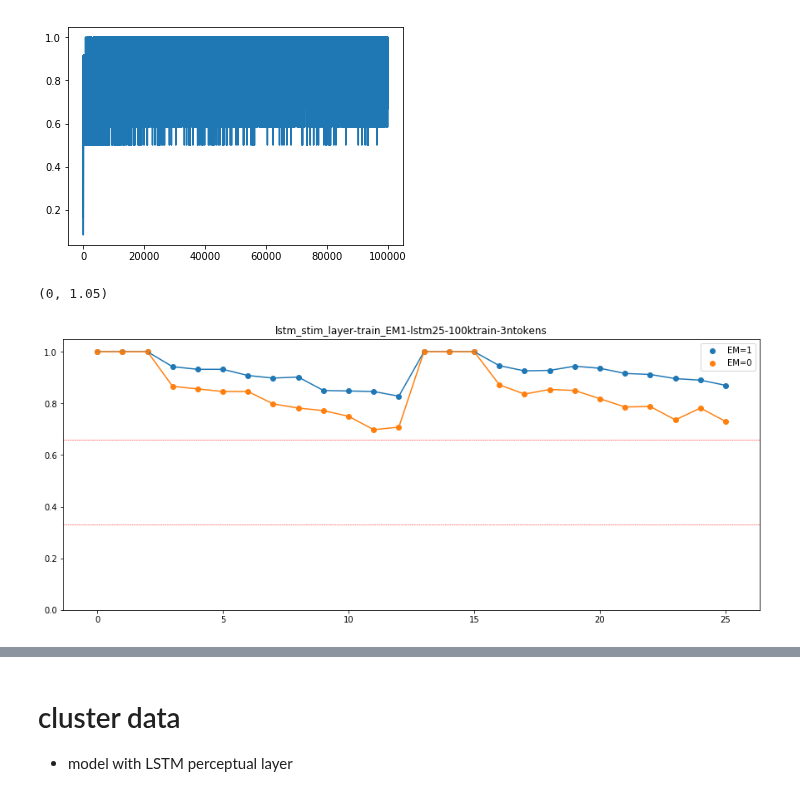
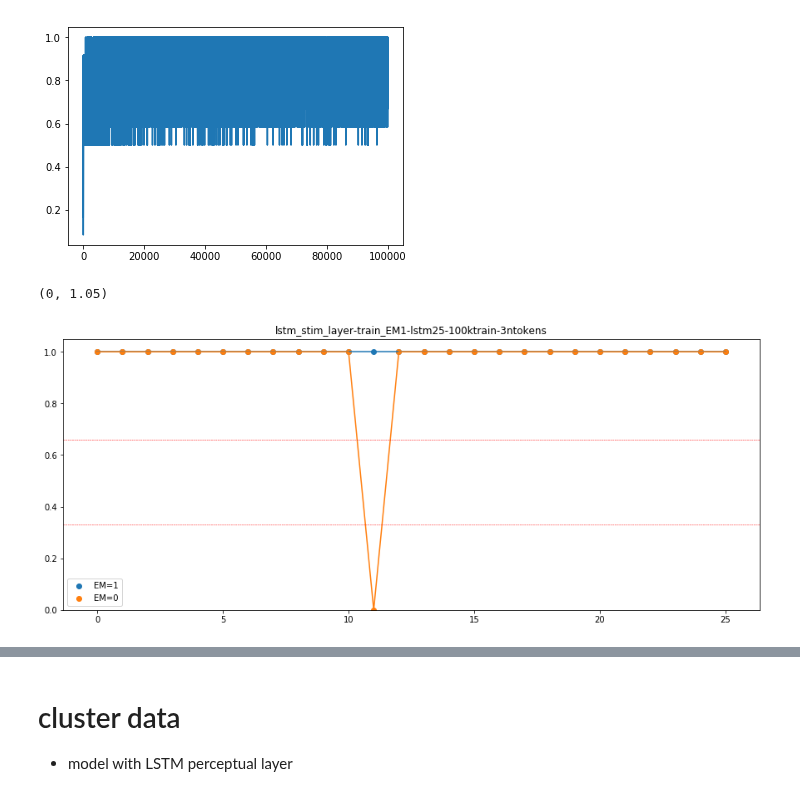
Before and after one commit to andrebeu/PM, a Jupyter notebook: Proactive Interference.ipynb, the cells around one changed output, grey strips where cells are left out. Drawn from its saved outputs; the diff is of its cells as text; code cells hidden in the pictures.

```diff
--- a/Proactive Interference.ipynb
+++ b/Proactive Interference.ipynb
@@ -106,32 +106,32 @@ plt.plot(tracc)
 [<matplotlib.lines.Line2D at 0x...>]
 [figure]
 # %%
-neps_ev = 500
+neps_ev = 1
 ntrials = 2
 seqlen = 10
 plt.figure(figsize=(15,6))
 
 fname = 'lstm_stim_layer-train_EM%i-lstm25-100ktrain-%intokens'%(EMbool,ntokens)
 plt.title(fname)
 
 for t in [True,False]:
   # eval
   net.EMbool=t
   evsc = eval_model(net,task,neps_ev,ntrials,seqlen,switchmaps=0)
   # plot
   acc = evsc.mean(0)
   plt.plot(acc)
   plt.scatter(range(len(acc)),acc,label='EM=%i'%t)
 
 for i in [.33,.66]:
   plt.axhline(i,c='r',ls='--',lw=.5)
 
 plt.legend()
 plt.ylim(0,1.05)
 # plt.savefig('figures/em_test/'+fname)
 # %% [output]
 (0, 1.05)
-[figure, old version]
+[figure, new version]
 # %% [markdown]
 ![image.png](attachment:image.png)
 # %% [markdown]
```
Also changed, not shown: 1 other file.
